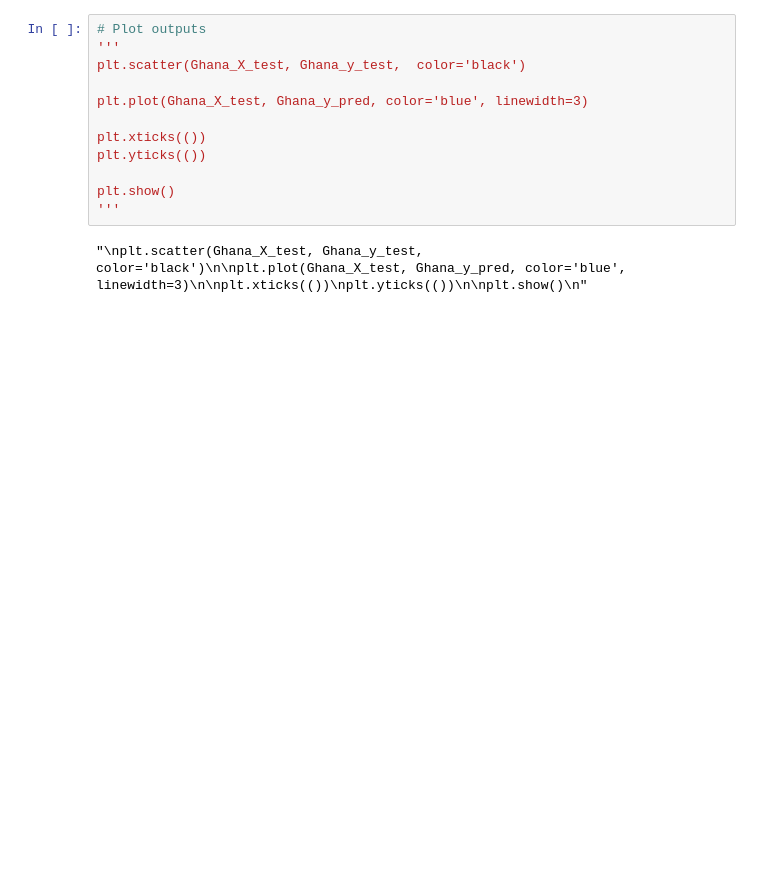
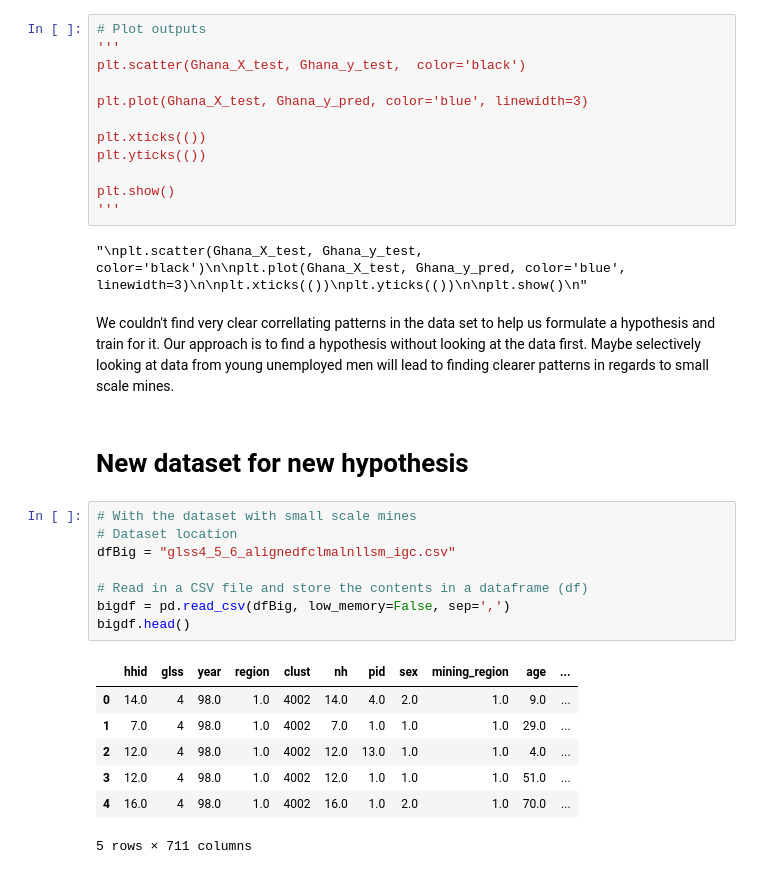
Before and after one commit to oliviak/ghanamines, a Jupyter notebook: Illegal Mines Corr.ipynb, the cells around one changed output. Cells and saved outputs as stored; diff of their text form; blank space fills up the shorter version.

```diff
--- a/Illegal Mines Corr.ipynb
+++ b/Illegal Mines Corr.ipynb
@@ -314,3 +314,23 @@ plt.show()
 '''
 # %% [output]
 "\nplt.scatter(Ghana_X_test, Ghana_y_test,  color='black')\n\nplt.plot(Ghana_X_test, Ghana_y_pred, color='blue', linewidth=3)\n\nplt.xticks(())\nplt.yticks(())\n\nplt.show()\n"
+# %% [markdown]
+We couldn't find very clear correllating patterns in the data set to help us formulate a hypothesis and train for it. Our approach is to find a hypothesis without looking at the data first. Maybe selectively looking at data from young unemployed men will lead to finding clearer patterns in regards to small scale mines.
+# %% [markdown]
+# New dataset for new hypothesis
+# %%
+# With the dataset with small scale mines
+# Dataset location
+dfBig = "glss4_5_6_alignedfclmalnllsm_igc.csv"
+
+# Read in a CSV file and store the contents in a dataframe (df)
+bigdf = pd.read_csv(dfBig, low_memory=False, sep=',')
+bigdf.head()
+# %% [output]
+|  | hhid | glss | year | region | clust | nh | pid | sex | mining_region | age | ... |
+| 0 | 14.0 | 4 | 98.0 | 1.0 | 4002 | 14.0 | 4.0 | 2.0 | 1.0 | 9.0 | ... |
+| 1 | 7.0 | 4 | 98.0 | 1.0 | 4002 | 7.0 | 1.0 | 1.0 | 1.0 | 29.0 | ... |
+| 2 | 12.0 | 4 | 98.0 | 1.0 | 4002 | 12.0 | 13.0 | 1.0 | 1.0 | 4.0 | ... |
+| 3 | 12.0 | 4 | 98.0 | 1.0 | 4002 | 12.0 | 1.0 | 1.0 | 1.0 | 51.0 | ... |
+| 4 | 16.0 | 4 | 98.0 | 1.0 | 4002 | 16.0 | 1.0 | 2.0 | 1.0 | 70.0 | ... |
+5 rows × 711 columns
```
Also changed, not shown: parts of 12 cells of this notebook.
